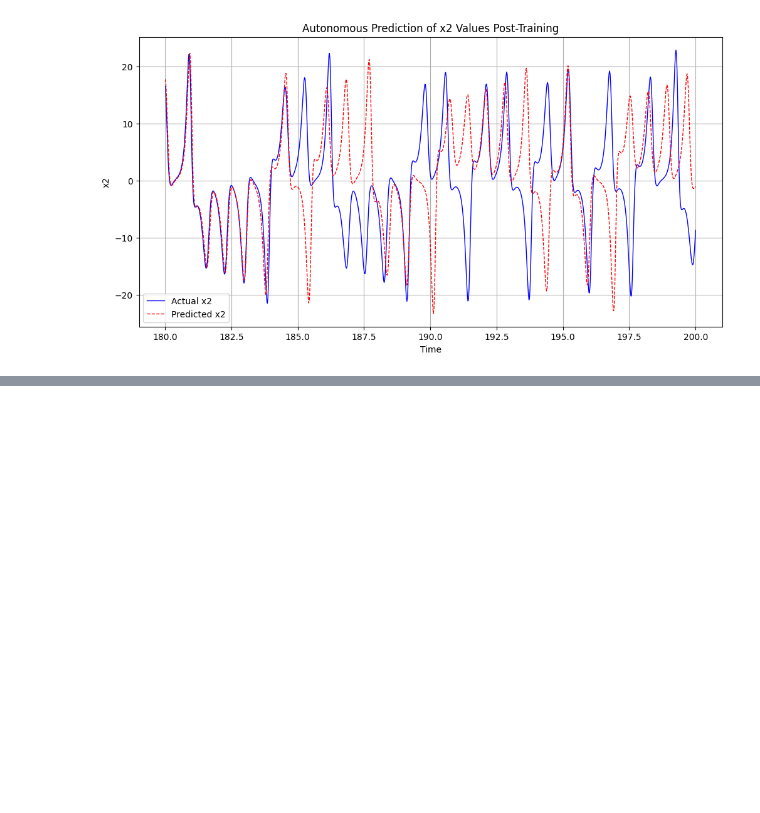
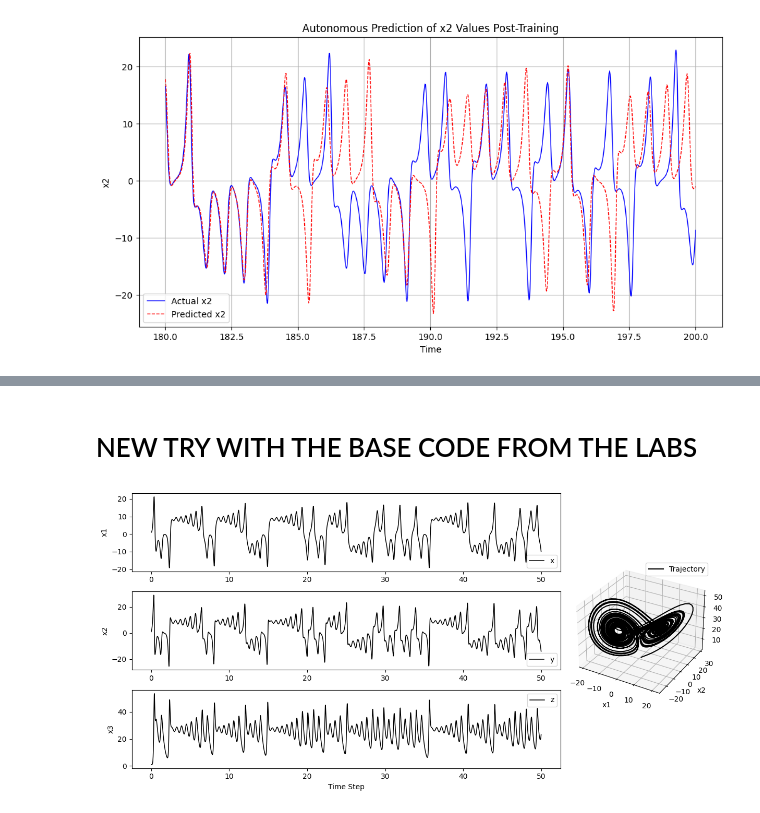
Before and after one commit to marcusaxelsson1/Advanced_NN, a Jupyter notebook: HWD.ipynb, the cells around one changed output, grey strips where cells are left out. Drawn from its saved outputs; the diff is of its cells as text; code cells hidden in the pictures; blank space fills up the shorter version.

```diff
--- a/HWD.ipynb
+++ b/HWD.ipynb
@@ -325,0 +124,2 @@ RunRC(train_data, test_data, t_eval)
+# %% [markdown]
+# NEW TRY WITH THE BASE CODE FROM THE LABS
@@ -325,0 +152,39 @@ RunRC(train_data, test_data, t_eval)
+# %%
+
+def plotLorenz(t, x1, x2, x3):
+  # Create a GridSpec to allocate space for the subplots
+  fig = plt.figure(figsize=(12, 6))
+  gs = fig.add_gridspec(3, 2, width_ratios=[3, 1])
+
+  # Create the first three subplots
+  ax0 = fig.add_subplot(gs[0, 0])
+  ax0.plot(t, x1, label="x", color="k", lw=1.1)
+  ax0.set_ylabel("x1")
+  ax0.legend()
+
+  ax1 = fig.add_subplot(gs[1, 0])
+  ax1.plot(t, x2, label="y", color="k", lw=1.1)
+  ax1.set_ylabel("x2")
+  ax1.legend()
+
+  ax2 = fig.add_subplot(gs[2, 0])
+  ax2.plot(t, x3, label="z", color="k", lw=1.1)
+  ax2.set_ylabel("x3")
+  ax2.legend()
+  ax2.set_xlabel("Time Step")
+
+  # Create the 3D subplot
+  ax3 = fig.add_subplot(gs[:, 1], projection='3d')
+  ax3.plot(x1, x2, x3, label="Trajectory", color="k")
+  ax3.set_xlabel("x1")
+  ax3.set_ylabel("x2")
+  ax3.set_zlabel("x3")
+  ax3.legend()
+
+  # Adjust layout
+  fig.tight_layout()
+  plt.show()
+
+plotLorenz(t,x1,x2,x3)
+# %% [output]
+[figure, added]
```
Also changed, not shown: parts of 6 cells of this notebook.
